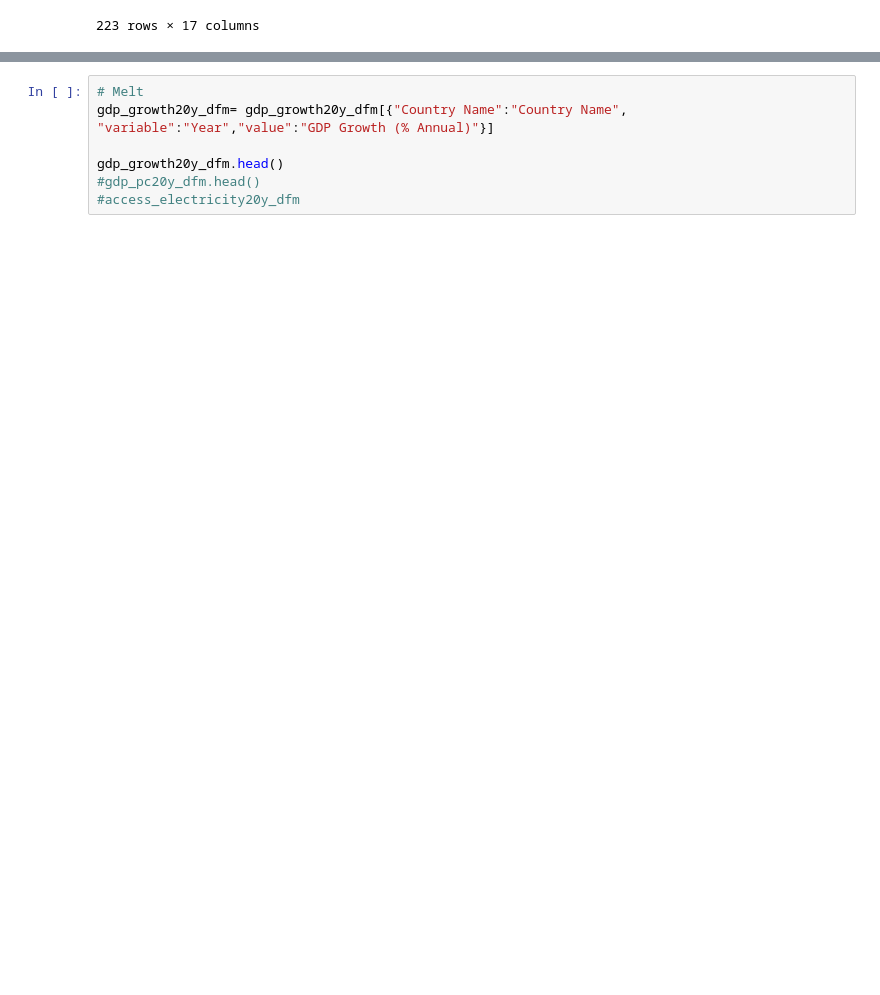
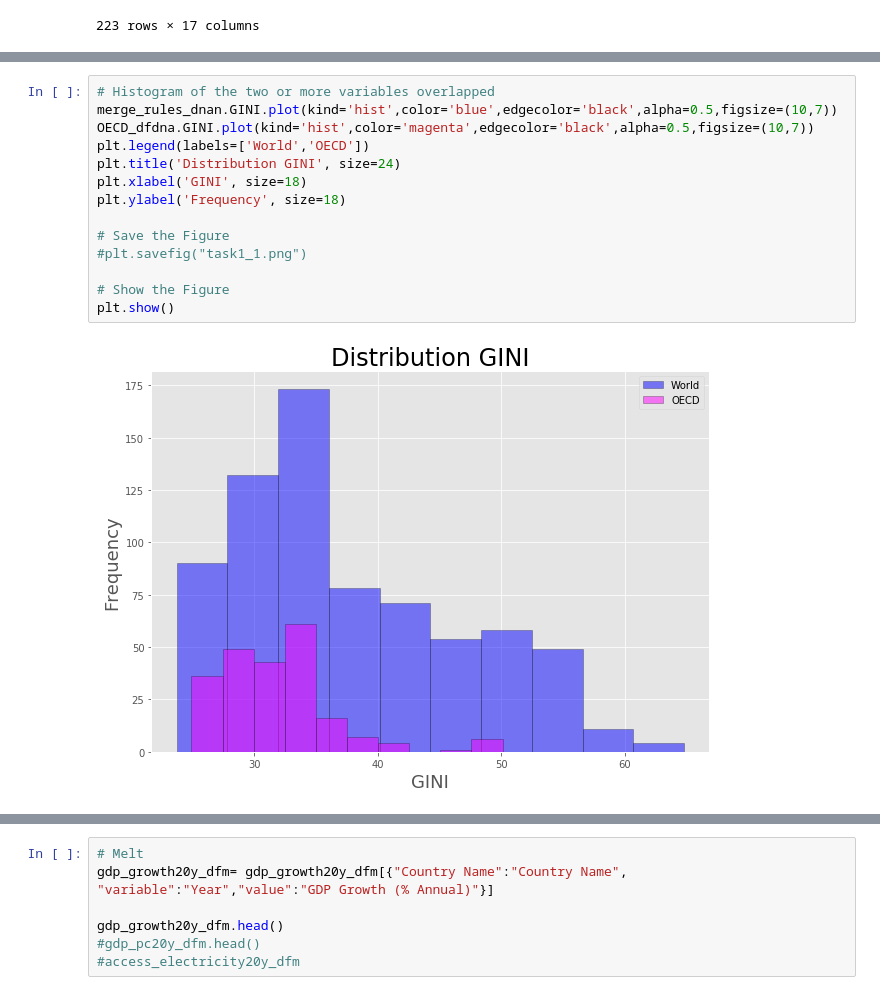
Before and after one commit to FedericoMRenaud/Proyect-One, a Jupyter notebook: All_data_frames/Merging_1998-2018.ipynb, the cells around one changed output, grey strips where cells are left out. Drawn from its saved outputs; the diff is of its cells as text; blank space fills up the shorter version.

```diff
--- a/All_data_frames/Merging_1998-2018.ipynb
+++ b/All_data_frames/Merging_1998-2018.ipynb
@@ -907,0 +991,16 @@ gp.sort_values(by="Rule of Law Estimate", ascending=False).tail(20)
+# %%
+# Histogram of the two or more variables overlapped
+merge_rules_dnan.GINI.plot(kind='hist',color='blue',edgecolor='black',alpha=0.5,figsize=(10,7))
+OECD_dfdna.GINI.plot(kind='hist',color='magenta',edgecolor='black',alpha=0.5,figsize=(10,7))
+plt.legend(labels=['World','OECD'])
+plt.title('Distribution GINI', size=24)
+plt.xlabel('GINI', size=18)
+plt.ylabel('Frequency', size=18)
+
+# Save the Figure
+#plt.savefig("task1_1.png")
+
+# Show the Figure
+plt.show()
+# %% [output]
+[figure, added]
```
Also changed, not shown: parts of 52 cells of this notebook.
